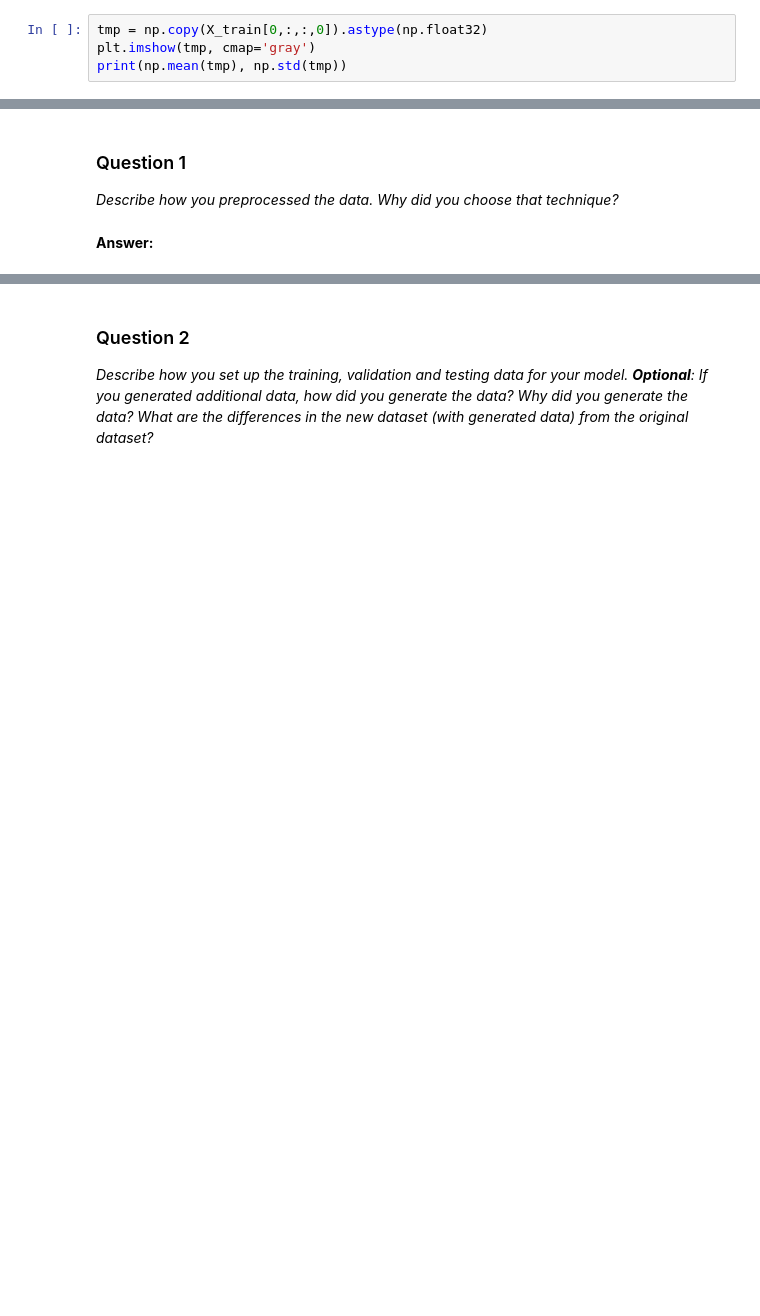
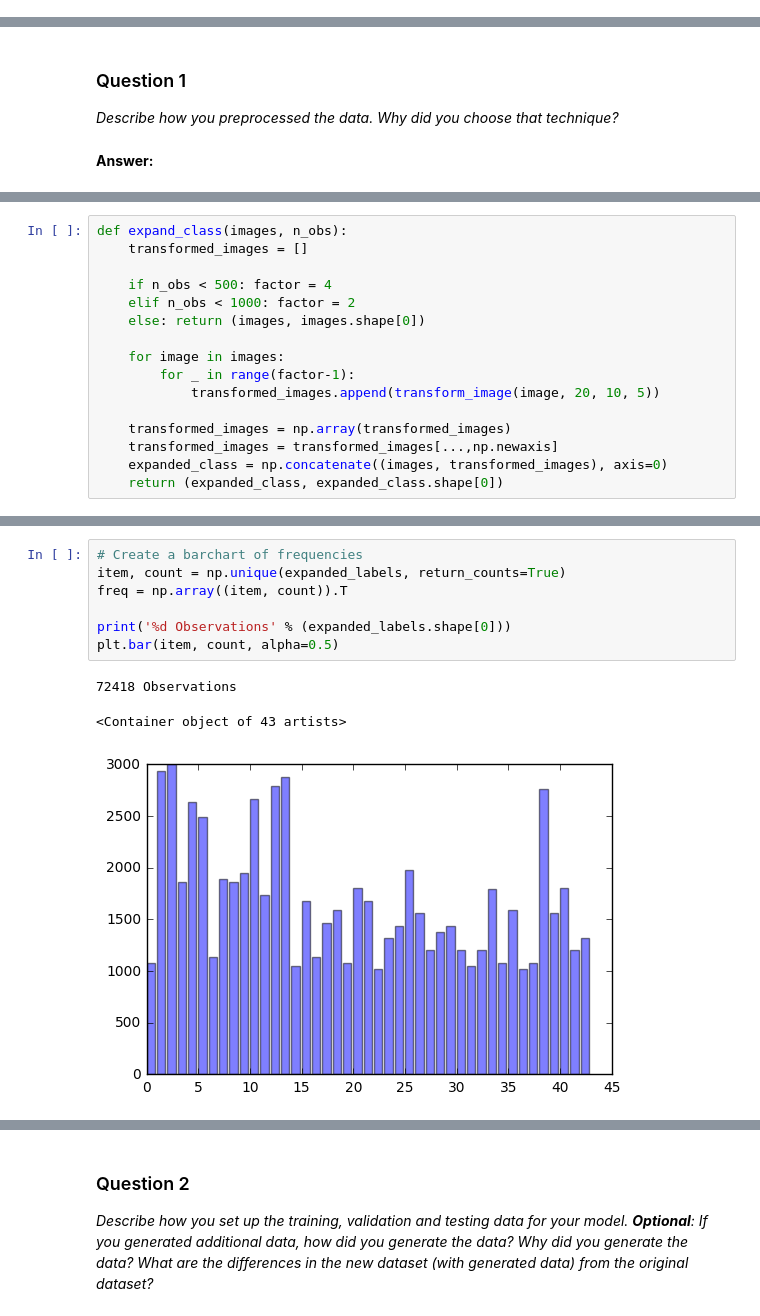
Before and after one commit to jpthalman/CarND, a Jupyter notebook: Projects/P2-TrafficSigns/Traffic_Signs_Recognition.ipynb, the cells around one changed output, grey strips where cells are left out. Cells and saved outputs as stored; diff of their text form; blank space fills up the shorter version.

```diff
--- a/Projects/P2-TrafficSigns/Traffic_Signs_Recognition.ipynb
+++ b/Projects/P2-TrafficSigns/Traffic_Signs_Recognition.ipynb
@@ -168,4 +170,0 @@ Data: (12630, 32, 32, 1) | Labels: (12630, 43)
-# %%
-tmp = np.copy(X_train[0,:,:,0]).astype(np.float32)
-plt.imshow(tmp, cmap='gray')
-print(np.mean(tmp), np.std(tmp))
@@ -184,0 +253,16 @@ _Describe how you preprocessed the data. Why did you choose that technique?_
+# %%
+def expand_class(images, n_obs):
+    transformed_images = []
+
+    if n_obs < 500: factor = 4
+    elif n_obs < 1000: factor = 2
+    else: return (images, images.shape[0])
+
+    for image in images:
+        for _ in range(factor-1):
+            transformed_images.append(transform_image(image, 20, 10, 5))
+
+    transformed_images = np.array(transformed_images)
+    transformed_images = transformed_images[...,np.newaxis]
+    expanded_class = np.concatenate((images, transformed_images), axis=0)
+    return (expanded_class, expanded_class.shape[0])
@@ -184,0 +287,11 @@ _Describe how you preprocessed the data. Why did you choose that technique?_
+# %%
+# Create a barchart of frequencies
+item, count = np.unique(expanded_labels, return_counts=True)
+freq = np.array((item, count)).T
+
+print('%d Observations' % (expanded_labels.shape[0]))
+plt.bar(item, count, alpha=0.5)
+# %% [output]
+72418 Observations
+<Container object of 43 artists>
+[figure, added]
```
Also changed, not shown: parts of 40 cells of this notebook, 37 other files.
